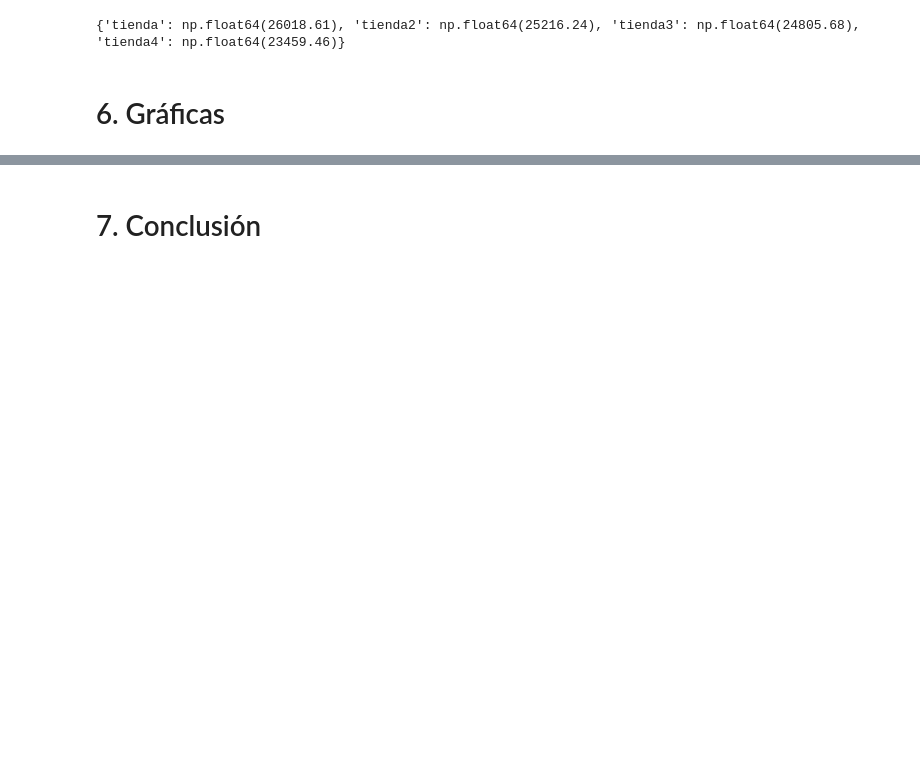
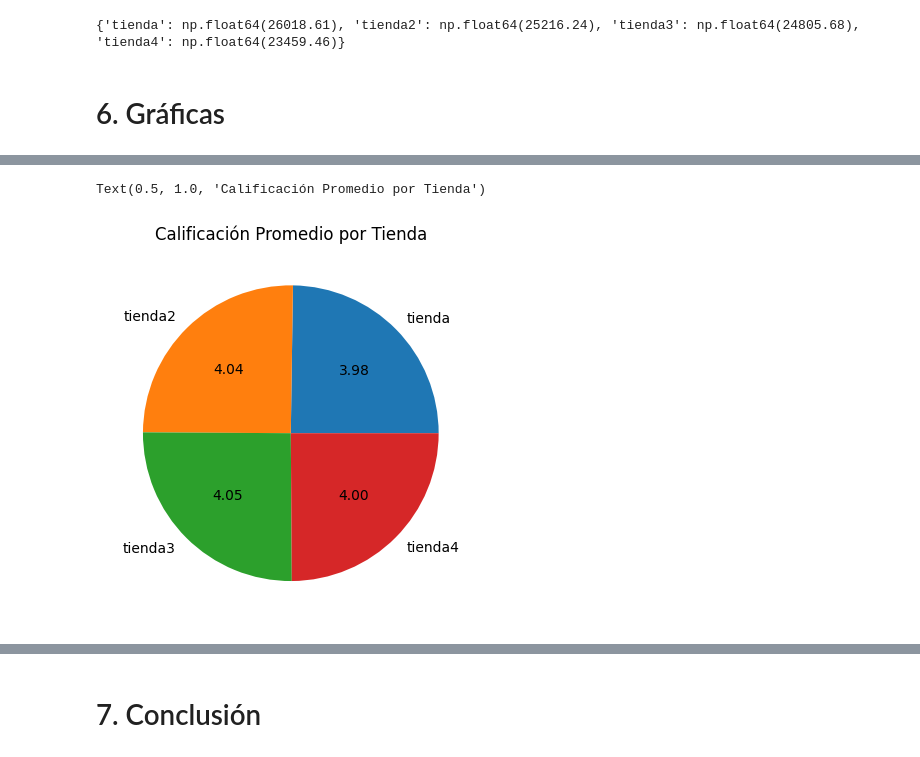
Before and after one commit to EBlanco17/challenge-data-science, a Jupyter notebook: StoresAlura.ipynb, the cells around one changed output, grey strips where cells are left out. Saved outputs shown, nothing was run; the diff lists cells and outputs as text; code cells hidden in the pictures; blank space fills up the shorter version.

```diff
--- a/StoresAlura.ipynb
+++ b/StoresAlura.ipynb
@@ -113,0 +160,11 @@ print(envio_promedio_tiendas)
+# %%
+## Calificación promedio por tienda
+
+labels = list(calificacion_promedio_tienda.keys())
+values = list(calificacion_promedio_tienda.values())
+fig, ax = plt.subplots()
+ax.pie(values, labels=labels, autopct=lambda value: f'{value/100*sum(values):.2f}')
+ax.set_title('Calificación Promedio por Tienda')
+# %% [output]
+Text(0.5, 1.0, 'Calificación Promedio por Tienda')
+[figure, added]
```
Also changed, not shown: parts of 7 cells of this notebook.
